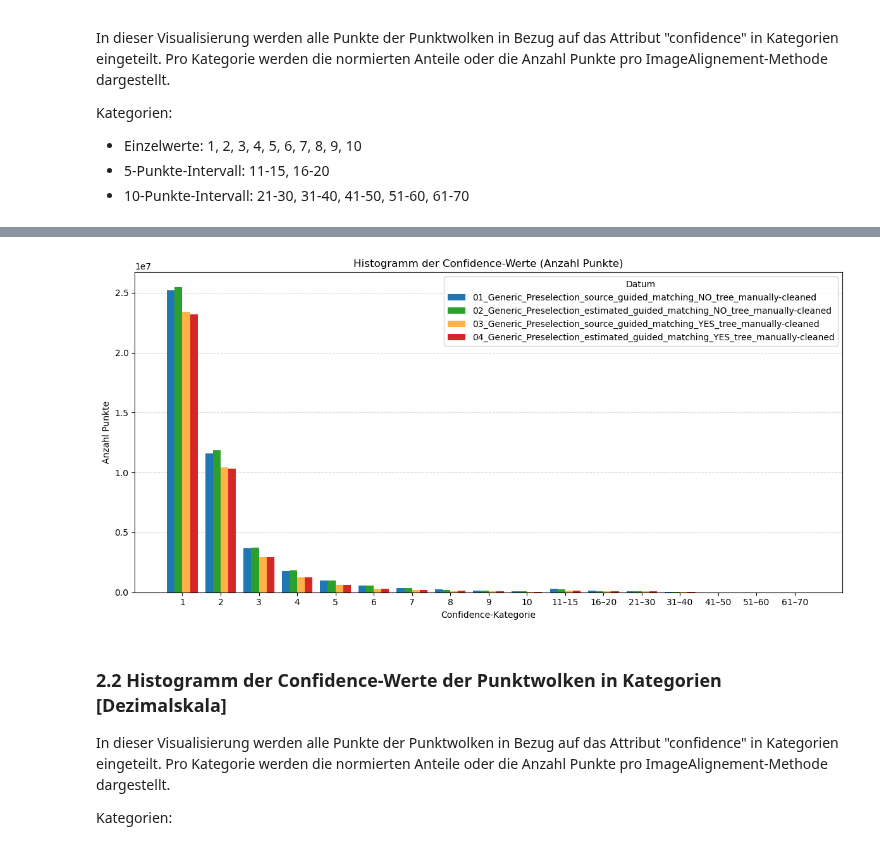
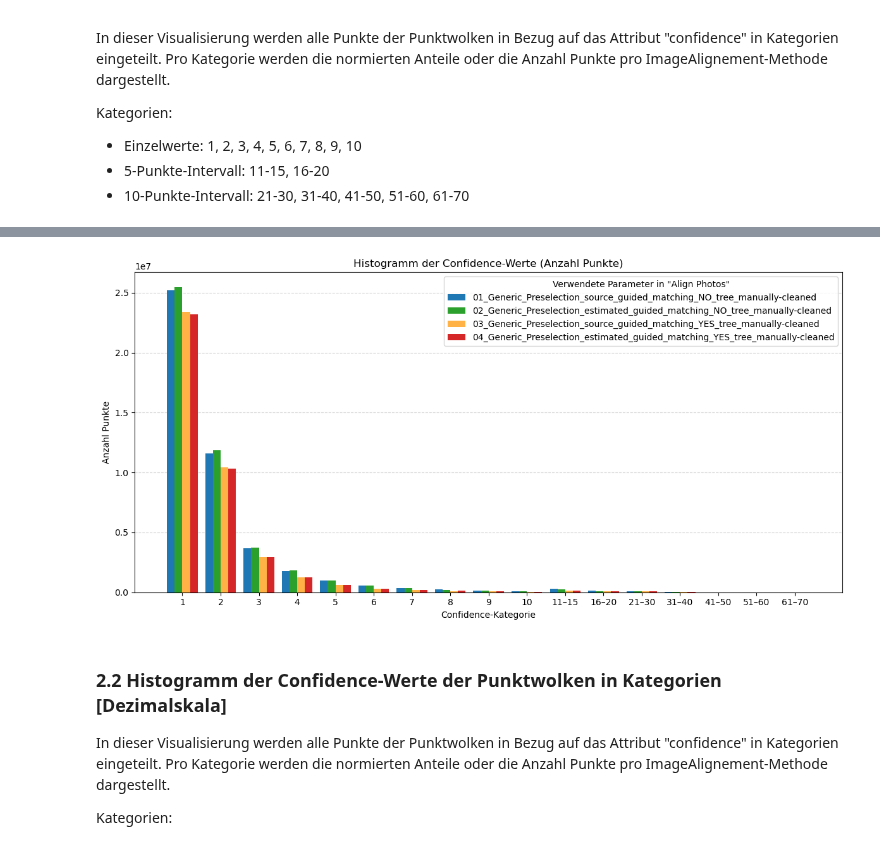
Before and after one commit to naamp/BTh11_Trieblaengenwachstum, a Jupyter notebook: 10_ImageAlignement_Testing/10_B3_ImageAlignement_Testing_PointCloud_tree_cleaned_Confidence.ipynb, the cells around one changed output, grey strips where cells are left out. Cells and saved outputs as stored; diff of their text form; code cells hidden in the pictures.

```diff
--- a/10_ImageAlignement_Testing/10_B3_ImageAlignement_Testing_PointCloud_tree_cleaned_Confidence.ipynb
+++ b/10_ImageAlignement_Testing/10_B3_ImageAlignement_Testing_PointCloud_tree_cleaned_Confidence.ipynb
@@ -214,35 +216,35 @@ for idx, file in enumerate(las_files):
         hist_data.append(hist)
         # Optional: Nur das Datum aus dem Dateinamen extrahieren
         basename = os.path.basename(file)
         label = os.path.splitext(basename)[0]  # z.B. "20250224"
         labels.append(label)
     except Exception as e:
         print(f"Fehler beim Verarbeiten von {file}: {e}")
 
 # Plot vorbereiten
 x = np.arange(len(bin_labels))  # Positionen der Kategorien
 width = 0.8 / len(hist_data)  # Balkenbreite dynamisch anpassen
 
 fig, ax = plt.subplots(figsize=(12, 6))
 
 # Für jede Datei Balken zeichnen
 for i, (hist, label) in enumerate(zip(hist_data, labels)):
     offset = (i - len(hist_data)/2) * width + width/2
     ax.bar(x + offset, hist, width=width, label=label, color=colors[i % len(colors)], zorder=100)
 
 # Achsen & Layout
 ax.set_xticks(x)
 ax.set_xticklabels(bin_labels)
 ax.set_xlabel("Confidence-Kategorie")
 ax.set_ylabel("Anzahl Punkte")
 ax.set_title("Histogramm der Confidence-Werte (Anzahl Punkte)")
-ax.legend(title="Datum")
+ax.legend(title='Verwendete Parameter in "Align Photos"')
 ax.grid(axis="y", linestyle="--", alpha=0.5)
 
 plt.tight_layout()
 plt.show()
 # %% [output]
-[figure, old version]
+[figure, new version]
 # %% [markdown]
 ### 2.2 Histogramm der Confidence-Werte der Punktwolken in Kategorien [Dezimalskala]
 In dieser Visualisierung werden alle Punkte der Punktwolken in Bezug auf das Attribut "confidence" in Kategorien eingeteilt. Pro Kategorie werden die normierten Anteile oder die Anzahl Punkte pro ImageAlignement-Methode dargestellt.
```
Also changed, not shown: parts of 3 cells of this notebook, 5 other files.
